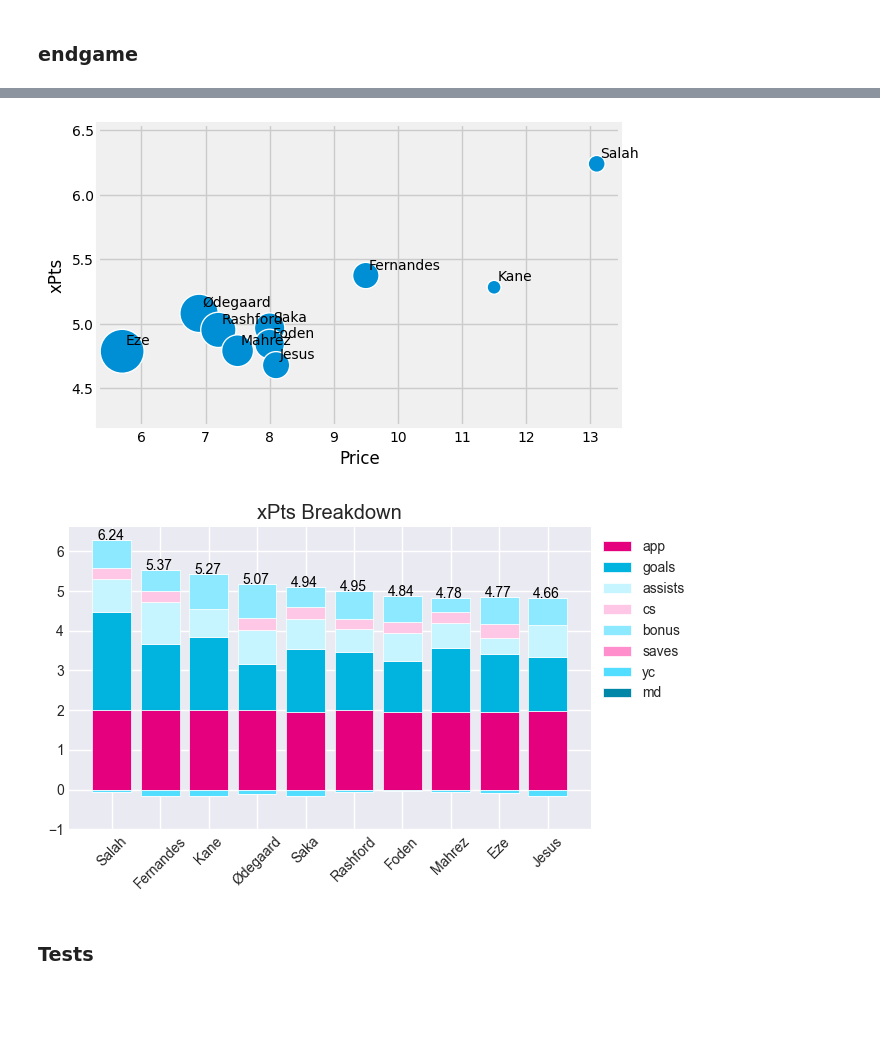
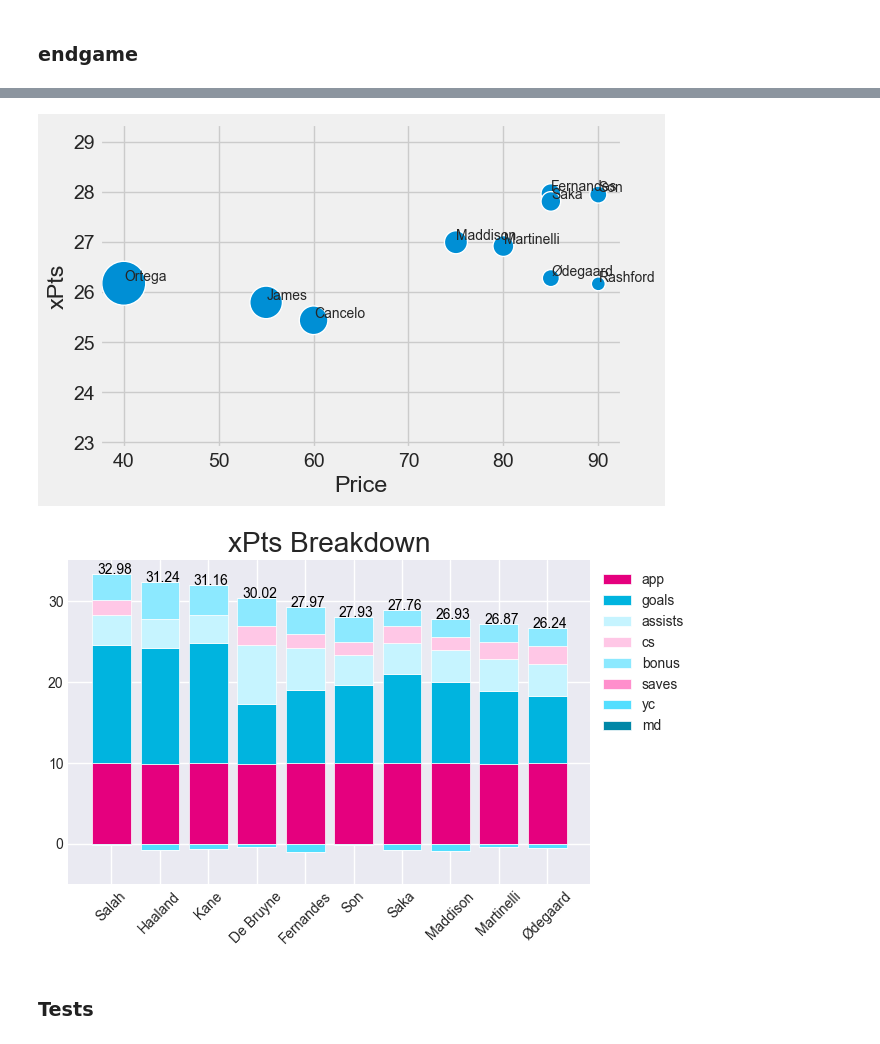
Before and after one commit to spiros26/FPL-Project, a Jupyter notebook: ev_creator/ALEX.ipynb, the cells around one changed output, grey strips where cells are left out. Drawn from its saved outputs; the diff is of its cells as text; code cells hidden in the pictures; blank space fills up the shorter version.

```diff
--- a/ev_creator/ALEX.ipynb
+++ b/ev_creator/ALEX.ipynb
@@ -1071,19 +1113,19 @@ ev_df[ev_df['Team']=='Brentford']
 # %%
 from modules.data_viz import best_options, barplots
 
 #next_gw = 27
-horizon = 1
+horizon = 5
 num = 10
 
 df = ev_df[ev_df['Pos']=='G']
 df = an_ev_df
 best_options(df, next_gw, horizon, num)
 
 ids_list = filter_df(df, next_gw, horizon, '_Pts', 'sum', num)['ID'].to_list()
 barplots(an_ev_df, next_gw, horizon, ids_list)
 # %% [output]
-[figure, old version]
+[figure, new version]
-[figure, old version]
+[figure, new version]
 # %%
 #ev_df = ev_df.drop(['total', 'sum', 'value'], axis=1)
 ev_df.to_csv('alex-GW38.csv', index=False)
```
Also changed, not shown: parts of 7 cells of this notebook, 2 other files.
